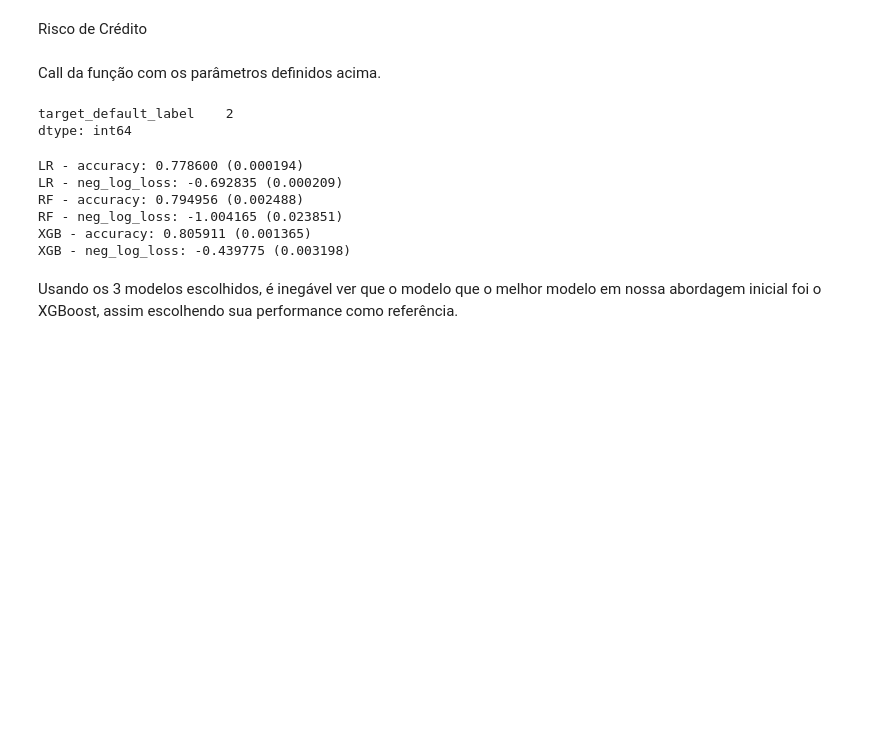
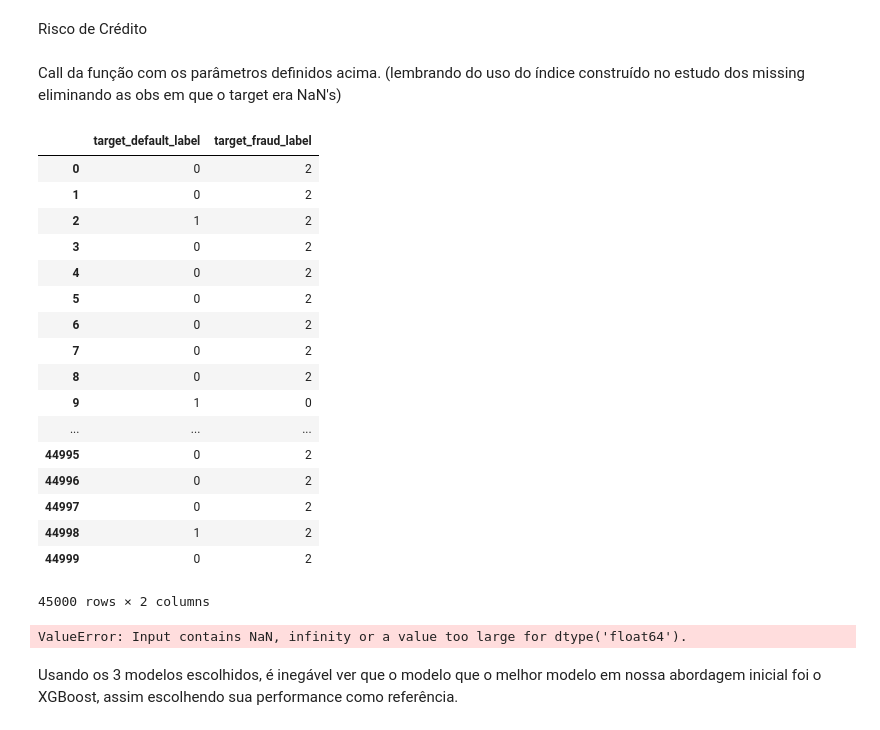
Before and after one commit to bicudorafa/-Development-Udacity_DataChallenge_Nubank, a Jupyter notebook: Case_Nubank.ipynb, the cells around one changed output. Drawn from its saved outputs; the diff is of its cells as text; code cells hidden in the pictures; blank space fills up the shorter version.

Commit message:
Alteracoes para iniciar modelos

```diff
--- a/Case_Nubank.ipynb
+++ b/Case_Nubank.ipynb
@@ -769,25 +739,36 @@ X_teste_bl = combo_bl.iloc[45000:, 1:]
 # %% [markdown]
 Risco de Crédito
-# %% [markdown]
-Call da função com os parâmetros definidos acima.
-# %%
-acquisition_y_bl.nunique()
-# %% [output]
-target_default_label    2
-dtype: int64
+# %% [markdown]
+Call da função com os parâmetros definidos acima. (lembrando do uso do índice construído no estudo dos missing eliminando as obs em que o target era NaN's)
+# %%
+target_label#.iloc[acq_idx,:]
+# %% [output]
+|  | target_default_label | target_fraud_label |
+| 0 | 0 | 2 |
+| 1 | 0 | 2 |
+| 2 | 1 | 2 |
+| 3 | 0 | 2 |
+| 4 | 0 | 2 |
+| 5 | 0 | 2 |
+| 6 | 0 | 2 |
+| 7 | 0 | 2 |
+| 8 | 0 | 2 |
+| 9 | 1 | 0 |
+| ... | ... | ... |
+| 44995 | 0 | 2 |
+| 44996 | 0 | 2 |
+| 44997 | 0 | 2 |
+| 44998 | 1 | 2 |
+| 44999 | 0 | 2 |
+45000 rows × 2 columns
 # %%
 # Function call
 compara_cv_modelos (
-    X_treino_bl, acquisition_y_bl, modelos_cla, metrics = metricas_cla,
-    Stratified = True
+    X_treino_bl.iloc[acq_idx,:], target_label[['target_default_label']].iloc[acq_idx,:],
+    modelos_cla, metrics = metricas_cla, Stratified = True
 )
 # %% [output]
-LR - accuracy: 0.778600 (0.000194)
-LR - neg_log_loss: -0.692835 (0.000209)
-RF - accuracy: 0.794956 (0.002488)
-RF - neg_log_loss: -1.004165 (0.023851)
-XGB - accuracy: 0.805911 (0.001365)
-XGB - neg_log_loss: -0.439775 (0.003198)
+ValueError: Input contains NaN, infinity or a value too large for dtype('float64').
 # %% [markdown]
 Usando os 3 modelos escolhidos, é inegável ver que o modelo que o melhor modelo em nossa abordagem inicial foi o XGBoost, assim escolhendo sua performance como referência.
 # %% [markdown]
```
Also changed, not shown: parts of 22 cells of this notebook.
